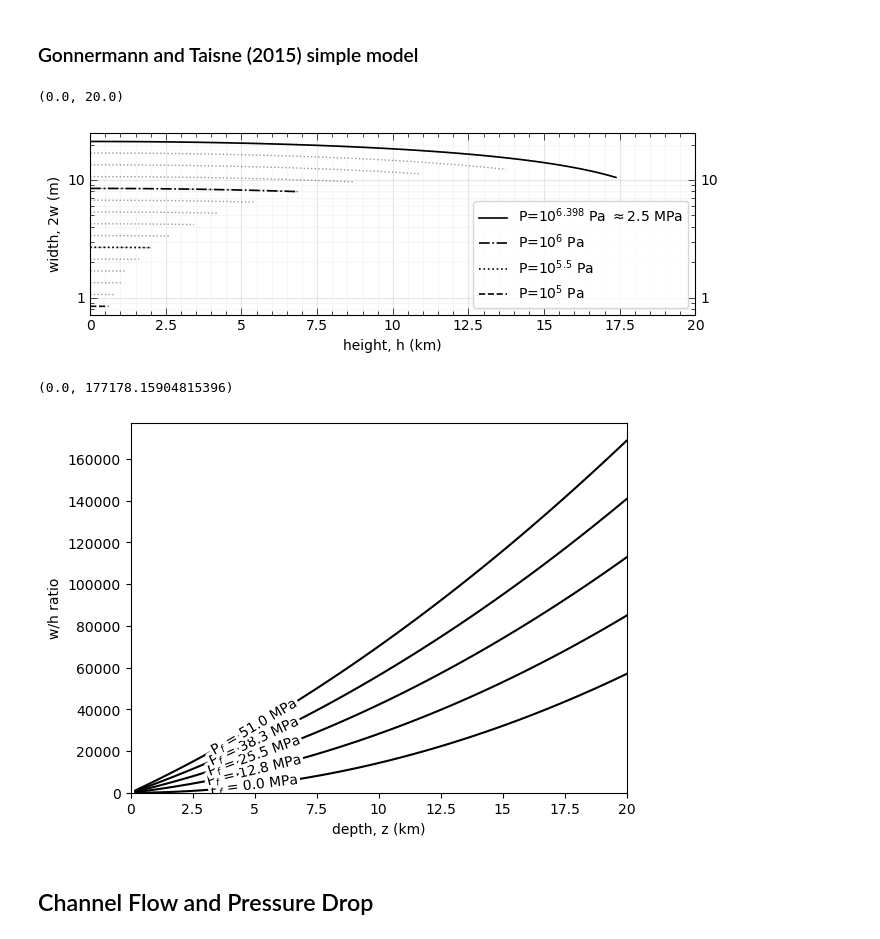
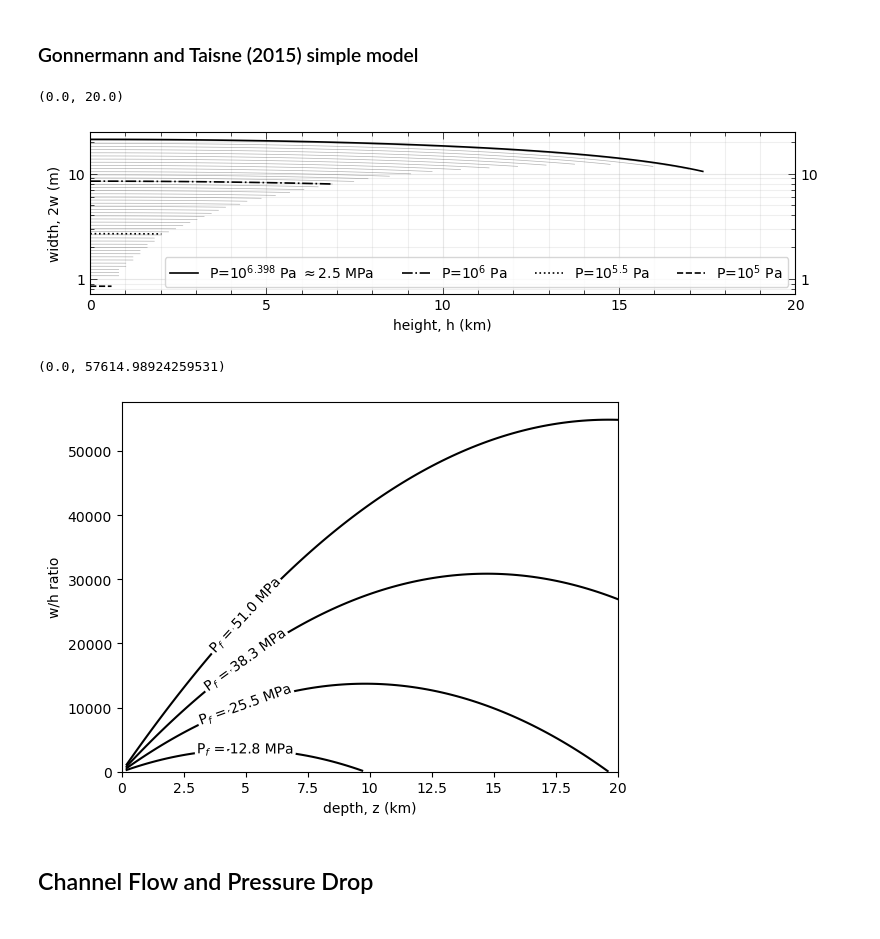
Before and after one commit to CottomR-et-al/Europa-ice-ocean-exchange, a Jupyter notebook: F25_Dikes_Europa.ipynb, the cells around one changed output. Cells and saved outputs as stored; diff of their text form; code cells hidden in the pictures.

```diff
--- a/F25_Dikes_Europa.ipynb
+++ b/F25_Dikes_Europa.ipynb
@@ -526,44 +526,49 @@ max_depth
 ### Eq 10.6
 # showing dike width until stalling depth
 
-fig, ax = plt.subplots(layout='tight', figsize=(7,2.5))
+fig, ax = plt.subplots(layout='tight', figsize=(8,2.3))
 z = np.linspace(0, 20e3, 100)
 max_depth_20km = 20e3
 ax.set_prop_cycle(ls = ['solid','-.',"dotted","--"])
 for i, a in enumerate([np.log10(2.5*10**6), 6, 5.5, 5]):
     LNB = 10**a / (deltarho * g)
     lnb = z <= LNB
     halfwidth = ((1-nu) * (10**a) / G) * (np.sqrt(max_depth_20km**2 - z**2))
     plt.semilogy(z[lnb]/1e3, 2*(halfwidth[lnb]), color='black', lw = 1.2, label=rf'P=10$^{{{a:.1f}}}$ Pa')
     plt.legend([rf'P=10$^{{{np.log10(2.5*10**6):.3f}}}$ Pa $\approx 2.5$ MPa',
-                rf'P=10$^{6}$ Pa', rf'P=10$^{{5.5}}$ Pa', rf'P=10$^{5}$ Pa'], loc='lower right')
+                rf'P=10$^{6}$ Pa', rf'P=10$^{{5.5}}$ Pa', rf'P=10$^{5}$ Pa'], loc='lower right', ncol=4, fontsize=10)
+    # plt.legend([rf'P$\approx 2.5$ MPa',
+    #             rf'P=$1$ MPa', rf'P\approx$0.32$ MPa', rf'P=$0.1$ Pa'], loc='lower center', ncol=4, fontsize=10)
 
-for i, a in enumerate(np.arange(5.1, 6.4, 0.1)):
+for i, a in enumerate(np.arange(5.1, 6.4, 0.03)):
     LNB = 10**a / (deltarho * g)
     lnb = z <= LNB
     halfwidth = ((1-nu) * (10**a) / G) * (np.sqrt(max_depth_20km**2 - z**2))
-    plt.semilogy(z[lnb]/1e3, 2*(halfwidth[lnb]), color='black', lw = 1, alpha = 0.4, ls = 'dotted',
+    plt.semilogy(z[lnb]/1e3, 2*(halfwidth[lnb]), color='black', lw = 0.5, alpha = 0.3, ls = 'solid',
                  label=rf'10$^{{{a:.1f}}}$ Pa')
 
 ax = plt.gca()
 ax.minorticks_on()
 # ax.text(13.5, 50, rf'P=10$^{{{np.log10(2.5*10**6):.3f}}}$ Pa $\approx 2.5$ MPa', fontsize=10, ha='left', va='bottom')
 # ax.text(7.1, 7.2, rf'P=10$^{{6}}$ Pa', fontsize=10, ha='left', va='bottom')
 # ax.text(2.2, 2.4, rf'P=10$^{{5.5}}$ Pa', fontsize=10, ha='left', va='bottom')
 # ax.text(1, 0.78, rf'P=10$^{5}$ Pa', fontsize=10, ha='left', va='bottom')
 ax.xaxis.set_major_formatter(StrMethodFormatter('{x:g}'))
 ax.yaxis.set_major_formatter(StrMethodFormatter('{x:g}'))
 ax.tick_params(which='major', length=5, width=0.5, direction='in', top=True, right=True, labelright=True)
 ax.tick_params(which='minor', length=3, width=0.5, direction='in', top=True, right=True)
+ax.xaxis.set_major_locator(FixedLocator([0, 5, 10, 15, 20]))
+ax.xaxis.set_major_formatter(StrMethodFormatter('{x:g}'))
+ax.xaxis.set_minor_formatter(NullFormatter())
 ax.grid(which='major', alpha=0.3)
-ax.grid(which='minor', alpha=0.1)
+ax.grid(which='minor', alpha=0.2)
 # labelLines(ax.get_lines(), align=True, fontsize=10)
 plt.ylabel('width, 2w (m)')
 plt.xlabel('height, h (km)')
 plt.xlim(0, 20)
 # %% [output]
 (0.0, 20.0)
-[figure, old version]
+[figure, new version]
 # %%
 # Width from fluid pressure
 # Craft 2016, á la Pollard (1987) and Broberg (1999)
@@ -587,7 +592,7 @@ sig_x = nu / (1 - nu) * (rhoi * g * z)
 wxh = (Pf * sig_x) / (G / (1 - nu))
 plt.figure()
 for Pf0 in np.linspace(0, np.nanmax(Pf_b), 5):
-    Pf_i = Pf0 + 1.3e6 * (z / 1e3)
+    Pf_i = Pf0 - 1.3e6 * (z / 1e3)
     wxh_i = (Pf_i * sig_x) / (G / (1 - nu))
 
     mask = wxh_i > 0  # semilogy requires positive values
@@ -607,8 +612,8 @@ plt.ylabel('w/h ratio')
 plt.xlim(0, 20)
 plt.ylim(0)
 # %% [output]
-(0.0, 177178.15904815396)
+(0.0, 57614.98924259531)
-[figure, old version]
+[figure, new version]
 # %% [markdown]
 ## Channel Flow and Pressure Drop
 # %%
```
